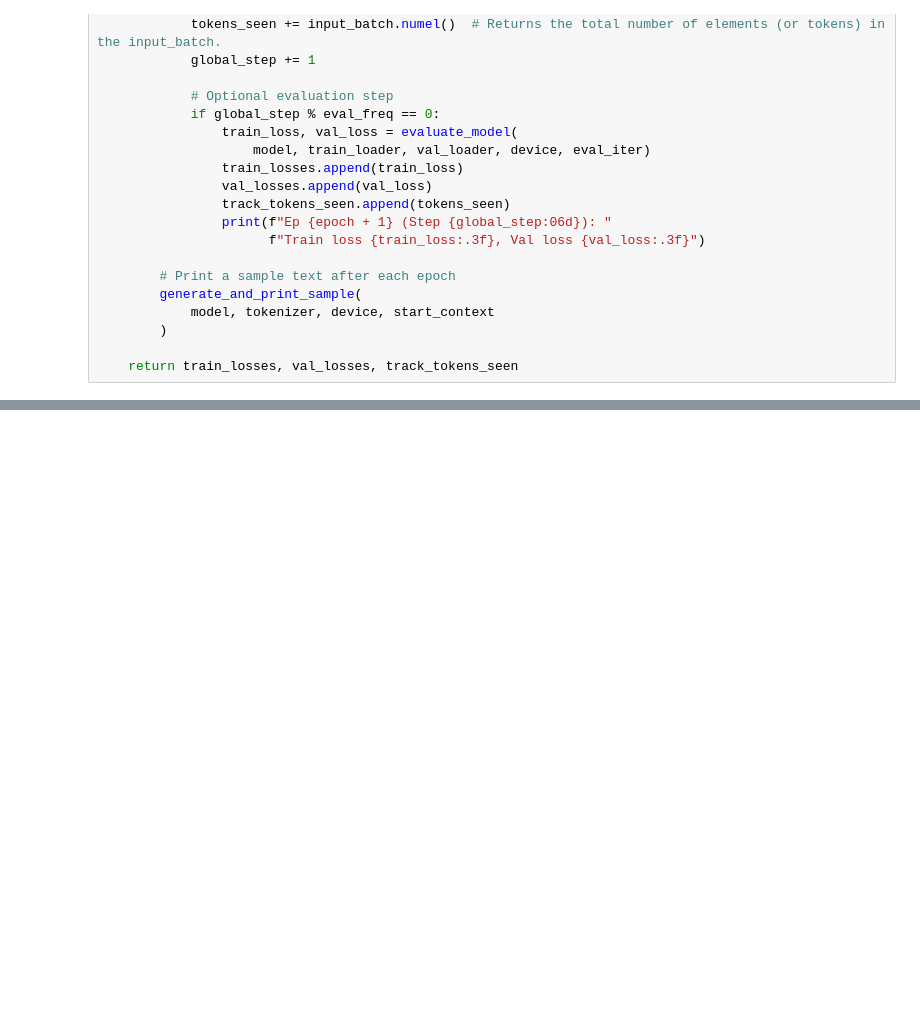
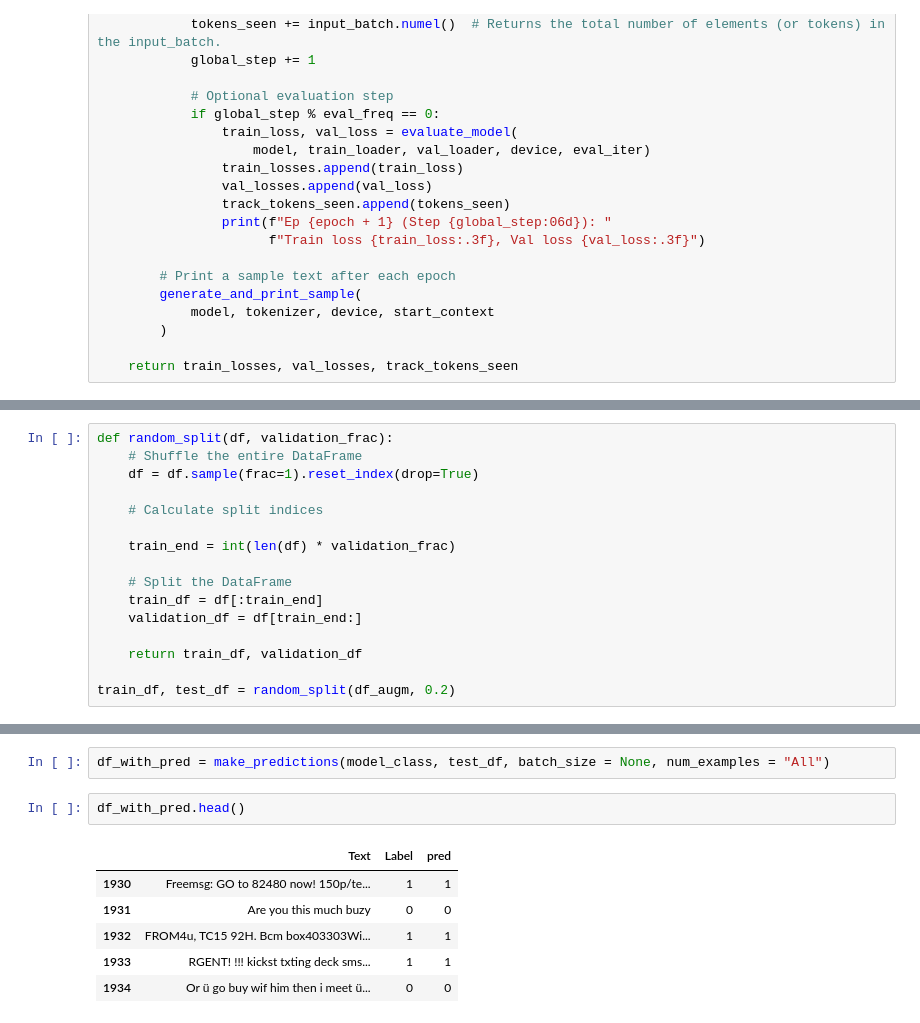
Before and after one commit to SergeyAkh/LLM, a Jupyter notebook: Spam_GPT.ipynb, the cells around one changed output, grey strips where cells are left out. Saved outputs shown, nothing was run; the diff lists cells and outputs as text; blank space fills up the shorter version.

```diff
--- a/Spam_GPT.ipynb
+++ b/Spam_GPT.ipynb
@@ -348,0 +401,16 @@ Ep 10 (Step 000140): Train loss 0.145, Val loss 0.196
+# %%
+def random_split(df, validation_frac):
+    # Shuffle the entire DataFrame
+    df = df.sample(frac=1).reset_index(drop=True)
+
+    # Calculate split indices
+
+    train_end = int(len(df) * validation_frac)
+
+    # Split the DataFrame
+    train_df = df[:train_end]
+    validation_df = df[train_end:]
+
+    return train_df, validation_df
+
+train_df, test_df = random_split(df_augm, 0.2)
@@ -348,0 +570,11 @@ Ep 10 (Step 000140): Train loss 0.145, Val loss 0.196
+# %%
+df_with_pred = make_predictions(model_class, test_df, batch_size = None, num_examples = "All")
+# %%
+df_with_pred.head()
+# %% [output]
+|  | Text | Label | pred |
+| 1930 | Freemsg: GO to 82480 now! 150p/te... | 1 | 1 |
+| 1931 | Are you this much buzy | 0 | 0 |
+| 1932 | FROM4u, TC15 92H. Bcm box403303Wi... | 1 | 1 |
+| 1933 | RGENT! !!! kickst txting deck sms... | 1 | 1 |
+| 1934 | Or ü go buy wif him then i meet ü... | 0 | 0 |
```
Also changed, not shown: parts of 44 cells of this notebook, 2 other files.
